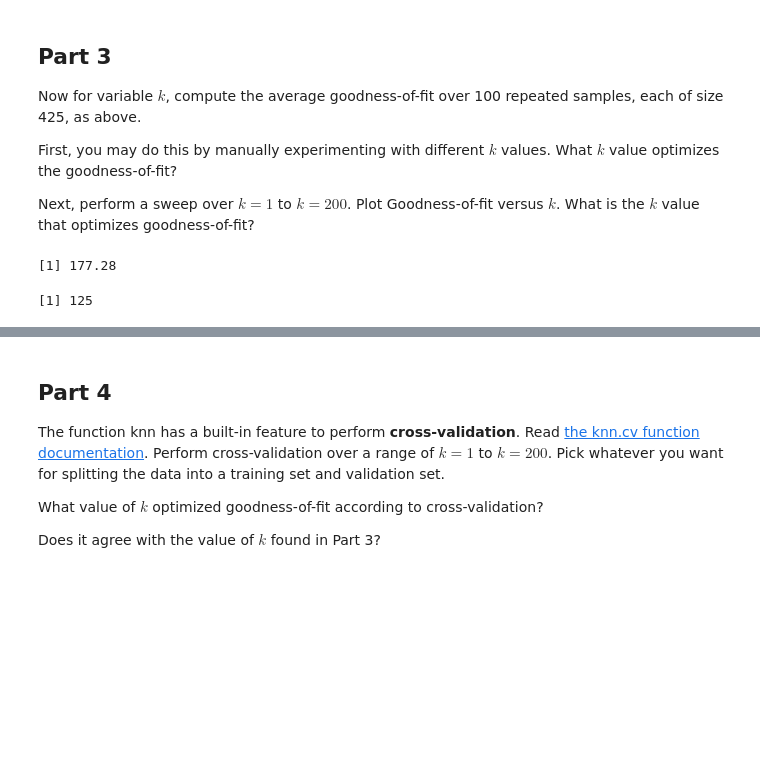
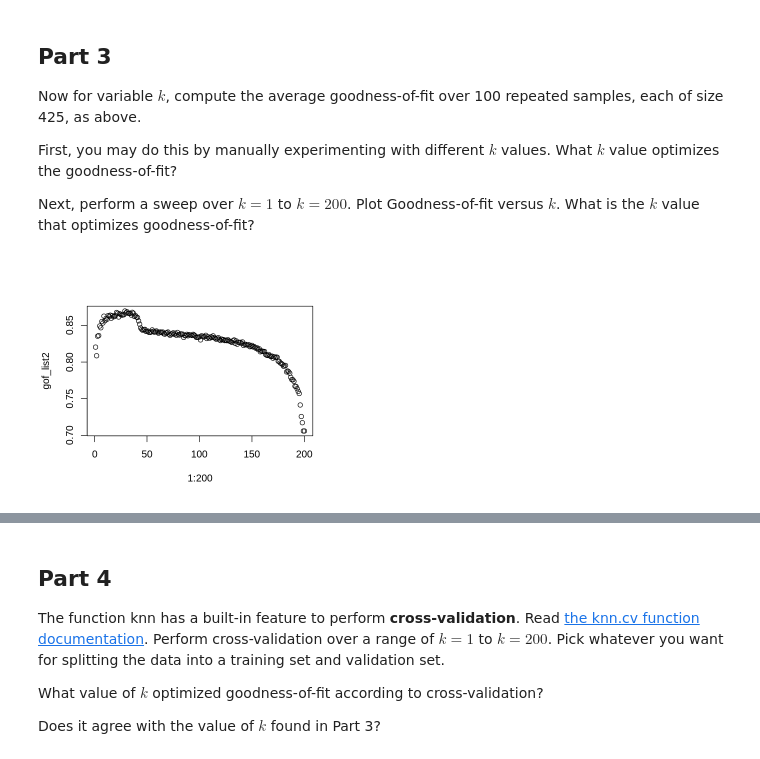
Before and after one commit to llai7/MATH227C, a Jupyter notebook: Math227C20Sp_P08_LuluLai.ipynb, the cells around one changed output, grey strips where cells are left out. Drawn from its saved outputs; the diff is of its cells as text; code cells hidden in the pictures; blank space fills up the shorter version.

```diff
--- a/Math227C20Sp_P08_LuluLai.ipynb
+++ b/Math227C20Sp_P08_LuluLai.ipynb
@@ -158,0 +188,11 @@ sum(knn.predValues == train.factor)/425
+# %%
+gof_list=list()
+
+for (i in 1:100) {
+  dfSyntheticData2 <- make_synthetic_data()
+  testValues <- dfSyntheticData2[,c("Size","Deformability")]
+  knn.predValues = knn(train.df, testValues, train.factor, k=1)
+  gof = sum(((knn.predValues) == (dfSyntheticData2$Activated)))/425
+
+  gof_list[i]= gof
+}
@@ -165,10 +204,0 @@ Still for a fixed $k$, compute the average goodness of fit for 100 repeated simu
-# %%
-gof_list <- c()
-for (i in 1:100){
-  testValues = cbind(runif(425,-2,2),runif(425,-2,2))
-  knn.predValues = knn(train.df, testValues, train.factor, k=1)
-
-  gof <- sum(((as.numeric(knn.predValues)-1)-(as.numeric(train.factor)))^2)
-  gof_list[i] <- gof
-}
-ave_gof <- mean(gof_list)
@@ -185,28 +211,19 @@ First, you may do this by manually experimenting with different $k$ values. What
 
 Next, perform a sweep over $k=1$ to $k=200$. Plot Goodness-of-fit versus $k$. What is the $k$ value that optimizes goodness-of-fit?
 # %%
-gof_list <- c()
-for (i in 1:100){
-  testValues = cbind(runif(425,-2,2),runif(425,-2,2))
-  knn.predValues = knn(train.df, testValues, train.factor, k=10)
-
-  gof <- sum(((as.numeric(knn.predValues)-1)-(as.numeric(train.factor)))^2)
-  gof_list[i] <- gof
+gof_list2 = list()
+for (k in 1:200) {
+  gof_list = c()
+  for (i in 1:100) {
+  dfSyntheticData2 <- make_synthetic_data() #create dataaset 100x
+  testValues <- dfSyntheticData2[,c("Size","Deformability")]
+  knn.predValues = knn(train.df, testValues, train.factor, k=k)
+  gof = sum(knn.predValues == dfSyntheticData2$Activated)/425
+  gof_list[i]= gof
+  }
+  gof_list2[k] = mean(gof_list)
 }
-ave_gof <- mean(gof_list)
-ave_gof
-# %% [output]
-[1] 177.28
-# %%
-gof_list <- c()
-for (i in 1:100){
-  testValues = cbind(runif(425,-2,2),runif(425,-2,2))
-  knn.predValues = knn(train.df, testValues, train.factor, k=200)
-
-  gof <- sum(((as.numeric(knn.predValues)-1)-(as.numeric(train.factor)))^2)
-  gof_list[i] <- gof
-}
-ave_gof <- mean(gof_list)
-ave_gof
-# %% [output]
-[1] 125
+# %%
+plot(1:200, gof_list2)
+# %% [output]
+[figure, added]
```
Also changed, not shown: parts of 22 cells of this notebook.
